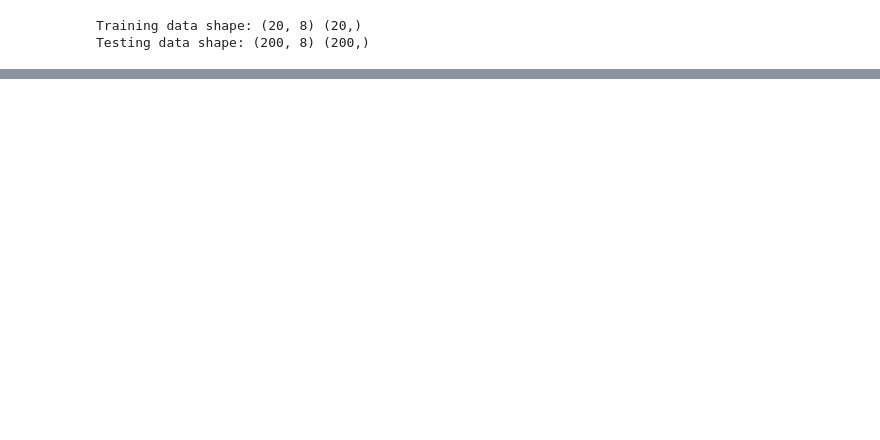
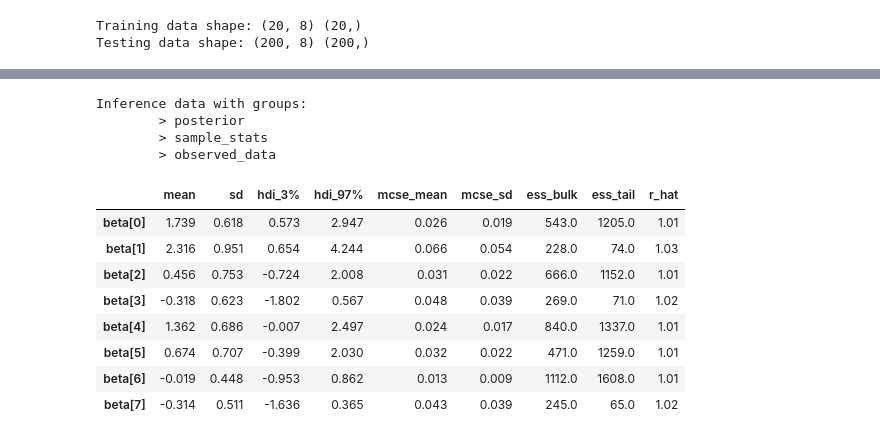
Before and after one commit to marie678/Bayesian_Lasso, a Jupyter notebook: simulations.ipynb, the cells around one changed output, grey strips where cells are left out. Drawn from its saved outputs; the diff is of its cells as text; code cells hidden in the pictures; blank space fills up the shorter version.

```diff
--- a/simulations.ipynb
+++ b/simulations.ipynb
@@ -81,0 +160,21 @@ print(lr.coef_)
+# %%
+print(trace)
+# Access the posterior samples for the coefficients (e.g., beta)
+posterior_samples = trace.posterior["beta"]
+# print(posterior_samples)
+# Get summary statistics for the 'beta' parameter
+pm.summary(trace, var_names=["beta"])
+# %% [output]
+Inference data with groups:
+        > posterior
+        > sample_stats
+        > observed_data
+|  | mean | sd | hdi_3% | hdi_97% | mcse_mean | mcse_sd | ess_bulk | ess_tail | r_hat |
+| beta[0] | 1.739 | 0.618 | 0.573 | 2.947 | 0.026 | 0.019 | 543.0 | 1205.0 | 1.01 |
+| beta[1] | 2.316 | 0.951 | 0.654 | 4.244 | 0.066 | 0.054 | 228.0 | 74.0 | 1.03 |
+| beta[2] | 0.456 | 0.753 | -0.724 | 2.008 | 0.031 | 0.022 | 666.0 | 1152.0 | 1.01 |
+| beta[3] | -0.318 | 0.623 | -1.802 | 0.567 | 0.048 | 0.039 | 269.0 | 71.0 | 1.02 |
+| beta[4] | 1.362 | 0.686 | -0.007 | 2.497 | 0.024 | 0.017 | 840.0 | 1337.0 | 1.01 |
+| beta[5] | 0.674 | 0.707 | -0.399 | 2.030 | 0.032 | 0.022 | 471.0 | 1259.0 | 1.01 |
+| beta[6] | -0.019 | 0.448 | -0.953 | 0.862 | 0.013 | 0.009 | 1112.0 | 1608.0 | 1.01 |
+| beta[7] | -0.314 | 0.511 | -1.636 | 0.365 | 0.043 | 0.039 | 245.0 | 65.0 | 1.02 |
```
Also changed, not shown: parts of 11 cells of this notebook.
